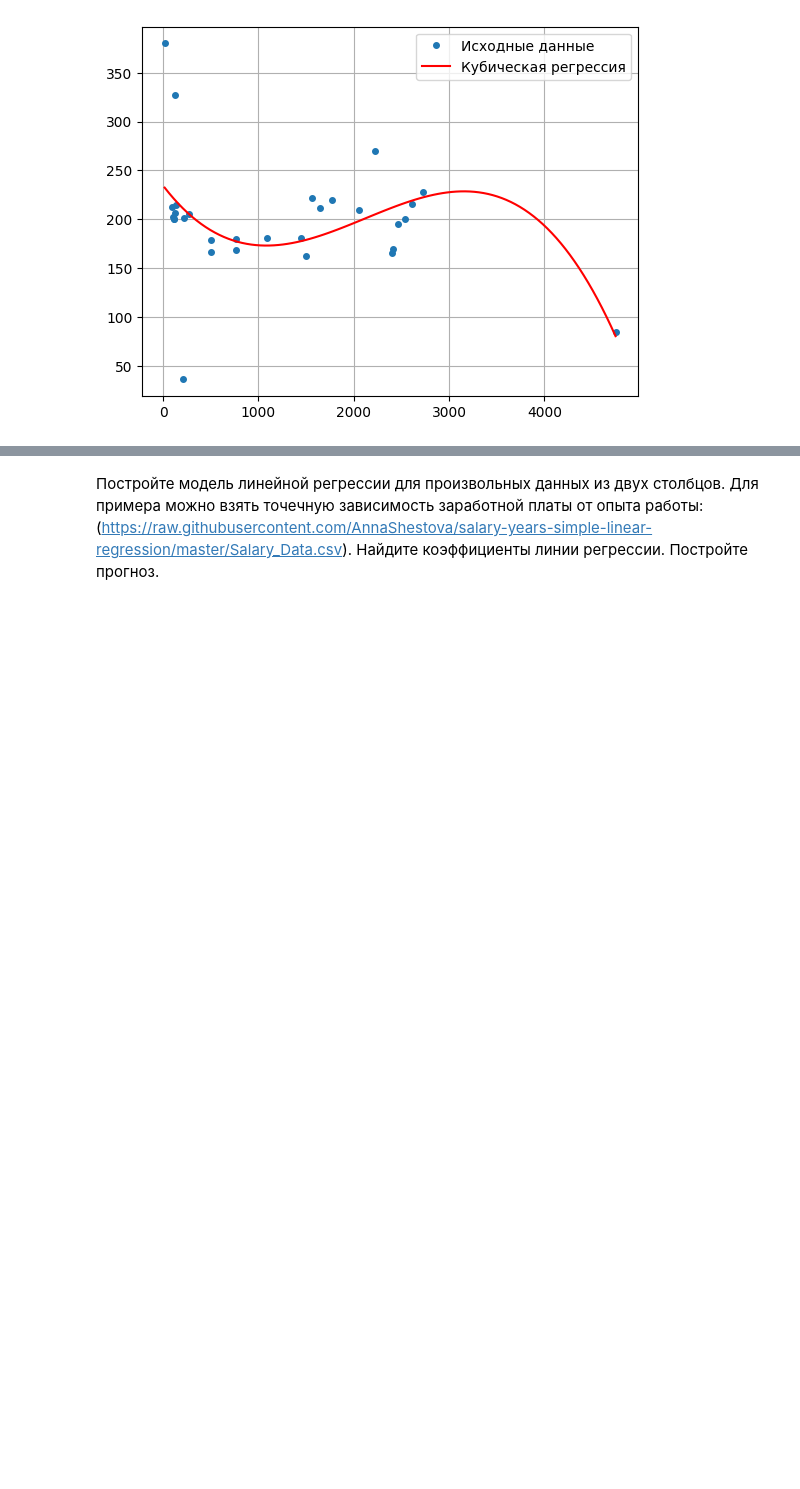
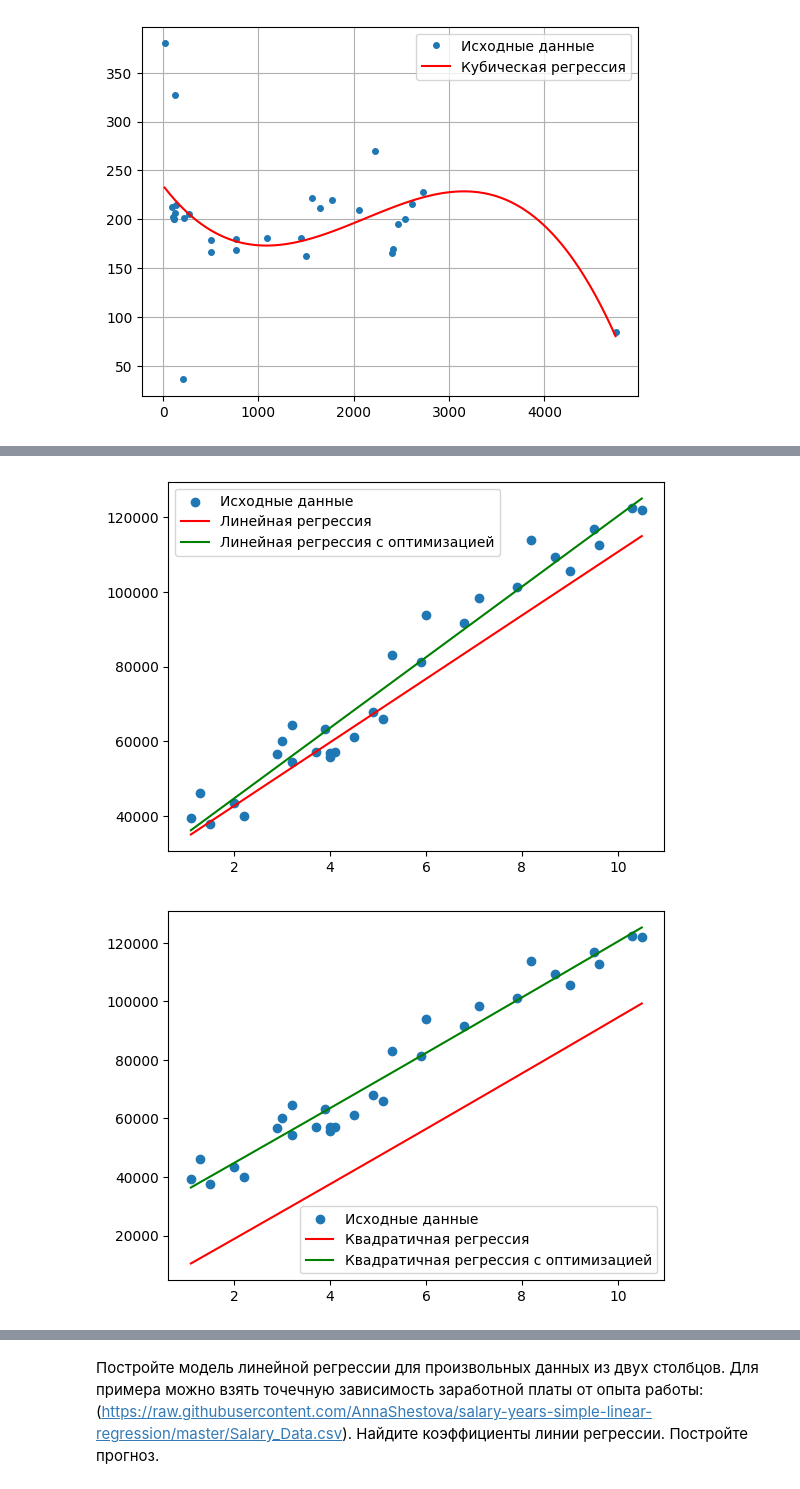
Before and after one commit to VolanD111/Main_Repository, a Jupyter notebook: Python/AI-sem2/WorkBook_4.ipynb, the cells around one changed output, grey strips where cells are left out. Saved outputs shown, nothing was run; the diff lists cells and outputs as text; code cells hidden in the pictures; blank space fills up the shorter version.

```diff
--- a/Python/AI-sem2/WorkBook_4.ipynb
+++ b/Python/AI-sem2/WorkBook_4.ipynb
@@ -78,0 +51,80 @@ plt.show()
+# %%
+import numpy as np
+import matplotlib.pyplot as plt
+import pandas as pd
+from scipy.optimize import curve_fit
+
+# Загрузка данных, выборка x и y
+url = "https://raw.githubusercontent.com/AnnaShestova/salary-years-simple-linear-regression/master/Salary_Data.csv"
+df = pd.read_csv(url)
+x = df.iloc[:, 0]
+y = df.iloc[:, -1]
+
+
+# 1 функция
+beta = (25700, 8500)
+def f_1(x, b0, b1):
+    return b0 + b1 * x
+y_func = f_1(x, *beta)
+
+beta_opt, beta_cov = curve_fit(f_1, x, y)
+
+fig, ax = plt.subplots()
+ax.scatter(x, y, label='Исходные данные')
+ax.plot(x, y_func, color='red', label='Линейная регрессия')
+ax.plot(x, f_1(x, *beta_opt), color='green', label='Линейная регрессия с оптимизацией')
+ax.legend()
+plt.show()
+#print(beta_opt)
+
+
+# 2 функция
+beta = (2.62149328e+02, 9.25928380e+03, 1.63925787e+01)
+def f_2(x, b0, b1, b2):
+    return b0 + b1 * x + b2 * x**2
+y_func = f_2(x, *beta)
+
+beta_opt, beta_cov = curve_fit(f_2, x, y)
+
+fig, ax = plt.subplots()
+ax.scatter(x, y, label='Исходные данные')
+ax.plot(x, y_func, color='red', label='Квадратичная регрессия')
+ax.plot(x, f_2(x, *beta_opt), color='green', label='Квадратичная регрессия с оптимизацией')
+ax.legend()
+plt.show()
+#print(beta_opt)
+
+
+# 3 функция
+beta = (14000, 38000)
+def f_3(x, b0, b1):
+    return b0 + b1 * np.log(x)
+y_func = f_3(x, *beta)
+
+beta_opt, beta_cov = curve_fit(f_3, x, y)
+
+fig, ax = plt.subplots()
+ax.scatter(x, y, label='Исходные данные')
+ax.plot(x, y_func, color='red', label='Логарифмическая регрессия')
+ax.plot(x, f_3(x, *beta_opt), color='green', label='Логарифмическая регрессия с оптимизацией')
+ax.legend()
+plt.show()
+#print(beta_opt)
+
+
+# 4 функция
+beta = (2.68510611e+04, 6.41676815e-02)
+def f_4(x, b0, b1):
+    return b0 * x ** b1
+y_func = f_4(x, *beta)
+beta_opt, beta_cov = curve_fit(f_4, x, y)
+fig, ax = plt.subplots()
+ax.scatter(x, y, label='Исходные данные')
+ax.plot(x, y_func, color='red', label='Степенная регрессия')
+ax.plot(x, f_4(x, *beta_opt), color='green', label='Степенная регрессия с оптимизацией')
+ax.legend()
+plt.show()
+#print(beta_opt)
+# %% [output]
+[figure, added]
+[figure, added]
```
Also changed, not shown: parts of 7 cells of this notebook.
